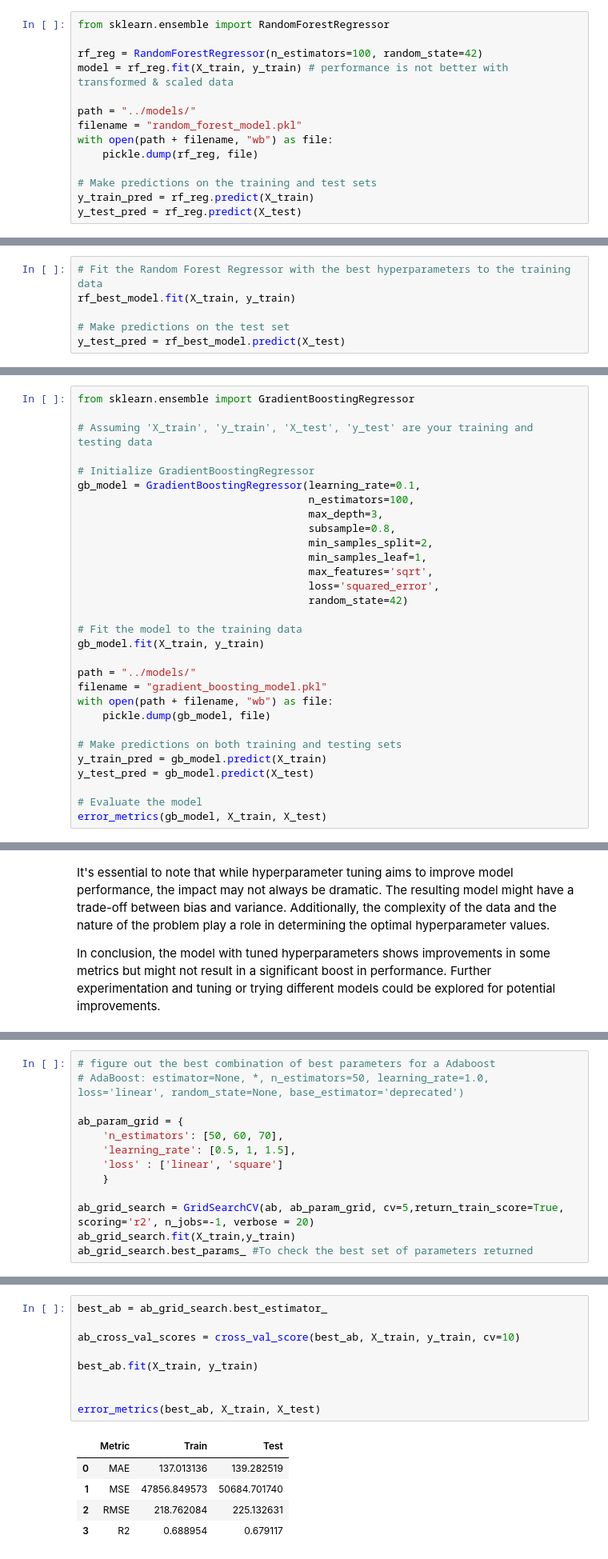
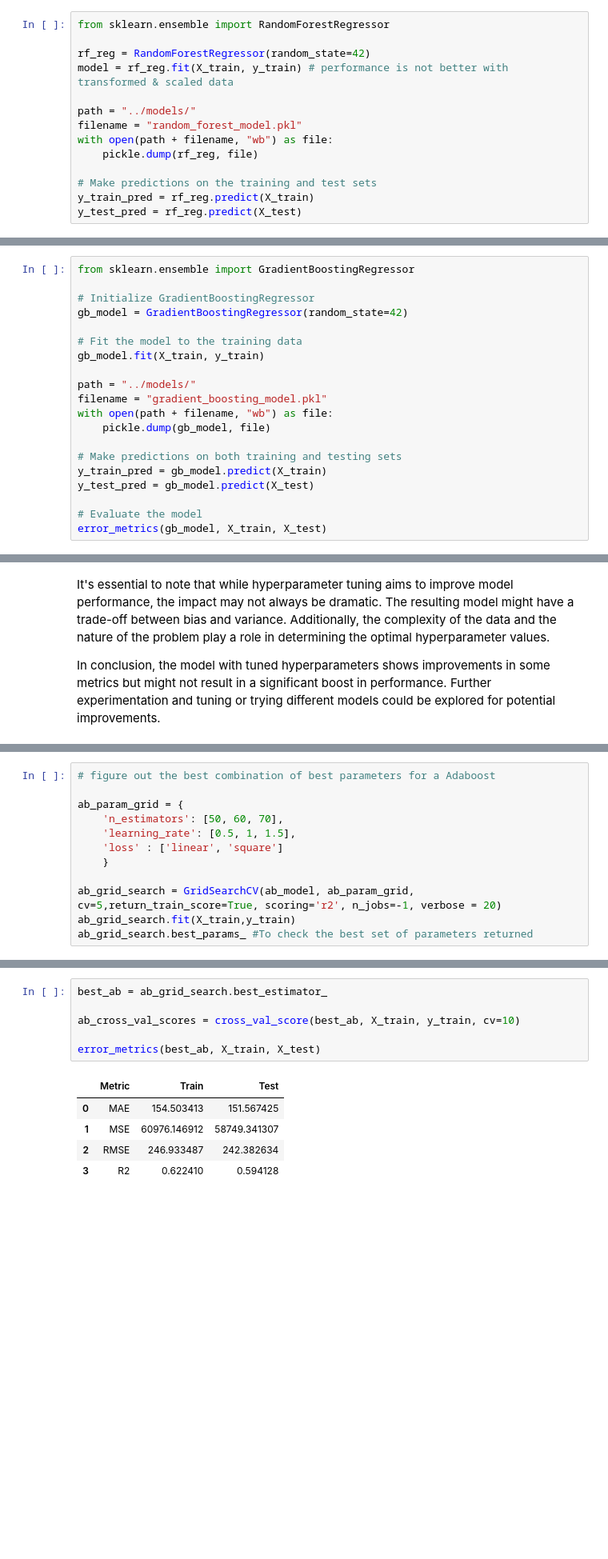
Before and after one commit to alinajohanna/ecommerce_project, a Jupyter notebook: notebooks/clv_prediction.ipynb, the cells around one changed output, grey strips where cells are left out. Shown at 80% size. Drawn from its saved outputs; the diff is of its cells as text; blank space fills up the shorter version.

```diff
--- a/notebooks/clv_prediction.ipynb
+++ b/notebooks/clv_prediction.ipynb
@@ -246,7 +251,7 @@ R2 is the same for the train and test sets. Therefore, we do not have any overfi
 # %%
 from sklearn.ensemble import RandomForestRegressor
 
-rf_reg = RandomForestRegressor(n_estimators=100, random_state=42)
+rf_reg = RandomForestRegressor(random_state=42)
 model = rf_reg.fit(X_train, y_train) # performance is not better with transformed & scaled data
 
 path = "../models/"
@@ -349,7 +366 @@ array([0.70247638, 0.73991255, 0.68541669, 0.71420218, 0.70080877,
-# %%
-# Fit the Random Forest Regressor with the best hyperparameters to the training data
-rf_best_model.fit(X_train, y_train)
-
-# Make predictions on the test set
-y_test_pred = rf_best_model.predict(X_test)
 # %%
@@ -367,18 +405,8 @@ In conclusion, the model with tuned hyperparameters shows improvements in some m
 # %%
 from sklearn.ensemble import GradientBoostingRegressor
 
-# Assuming 'X_train', 'y_train', 'X_test', 'y_test' are your training and testing data
-
 # Initialize GradientBoostingRegressor
-gb_model = GradientBoostingRegressor(learning_rate=0.1,
-                                     n_estimators=100,
-                                     max_depth=3,
-                                     subsample=0.8,
-                                     min_samples_split=2,
-                                     min_samples_leaf=1,
-                                     max_features='sqrt',
-                                     loss='squared_error',
-                                     random_state=42)
+gb_model = GradientBoostingRegressor(random_state=42)
 
 # Fit the model to the training data
 gb_model.fit(X_train, y_train)
@@ -508,6 +527,5 @@ error_metrics(ab_model, X_train, X_test)
 # %%
 # figure out the best combination of best parameters for a Adaboost
-# AdaBoost: estimator=None, *, n_estimators=50, learning_rate=1.0, loss='linear', random_state=None, base_estimator='deprecated')
 
 ab_param_grid = {
     'n_estimators': [50, 60, 70],
@@ -515,7 +533,7 @@ ab_param_grid = {
     'loss' : ['linear', 'square']
     }
 
-ab_grid_search = GridSearchCV(ab, ab_param_grid, cv=5,return_train_score=True, scoring='r2', n_jobs=-1, verbose = 20)
+ab_grid_search = GridSearchCV(ab_model, ab_param_grid, cv=5,return_train_score=True, scoring='r2', n_jobs=-1, verbose = 20)
 ab_grid_search.fit(X_train,y_train)
 ab_grid_search.best_params_ #To check the best set of parameters returned
 # %% [output]
@@ -524,18 +558,15 @@ Fitting 5 folds for each of 18 candidates, totalling 90 fits
 # %%
 best_ab = ab_grid_search.best_estimator_
 
 ab_cross_val_scores = cross_val_score(best_ab, X_train, y_train, cv=10)
 
-best_ab.fit(X_train, y_train)
-
-
 error_metrics(best_ab, X_train, X_test)
 # %% [output]
 |  | Metric | Train | Test |
-| 0 | MAE | 137.013136 | 139.282519 |
-| 1 | MSE | 47856.849573 | 50684.701740 |
-| 2 | RMSE | 218.762084 | 225.132631 |
-| 3 | R2 | 0.688954 | 0.679117 |
+| 0 | MAE | 154.503413 | 151.567425 |
+| 1 | MSE | 60976.146912 | 58749.341307 |
+| 2 | RMSE | 246.933487 | 242.382634 |
+| 3 | R2 | 0.622410 | 0.594128 |
 # %%
 # Get feature importance
 feature_importance = best_ab.feature_importances_
```
Also changed, not shown: parts of 45 cells of this notebook, 30 other files.
